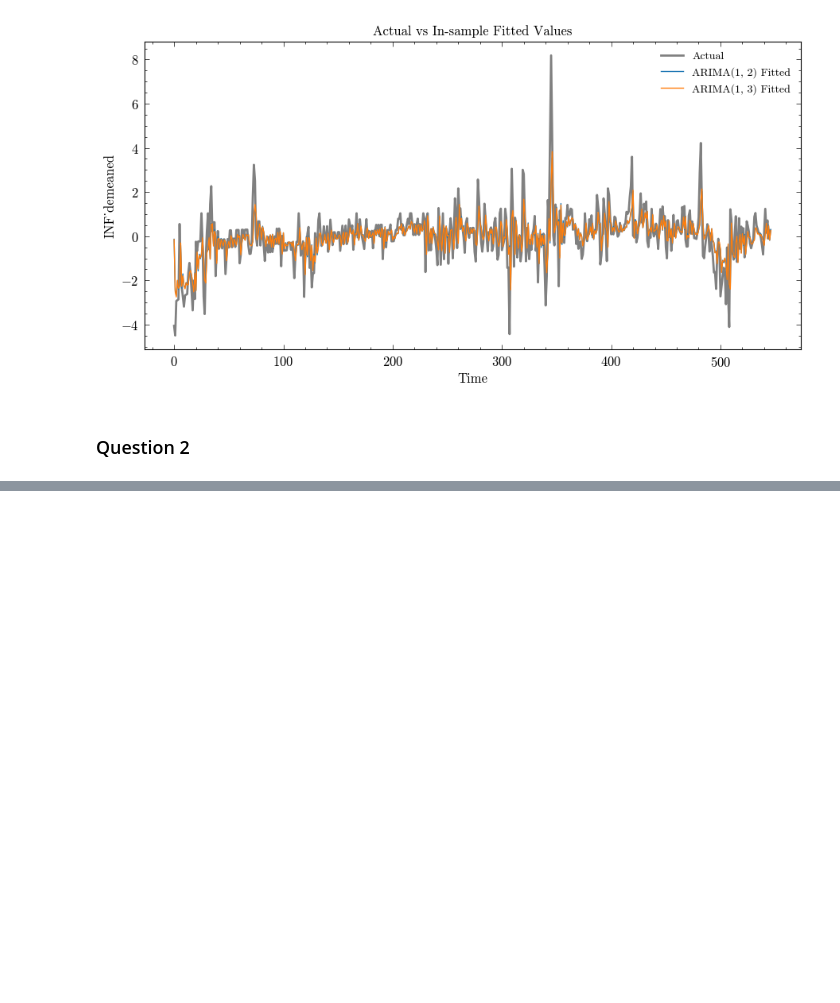
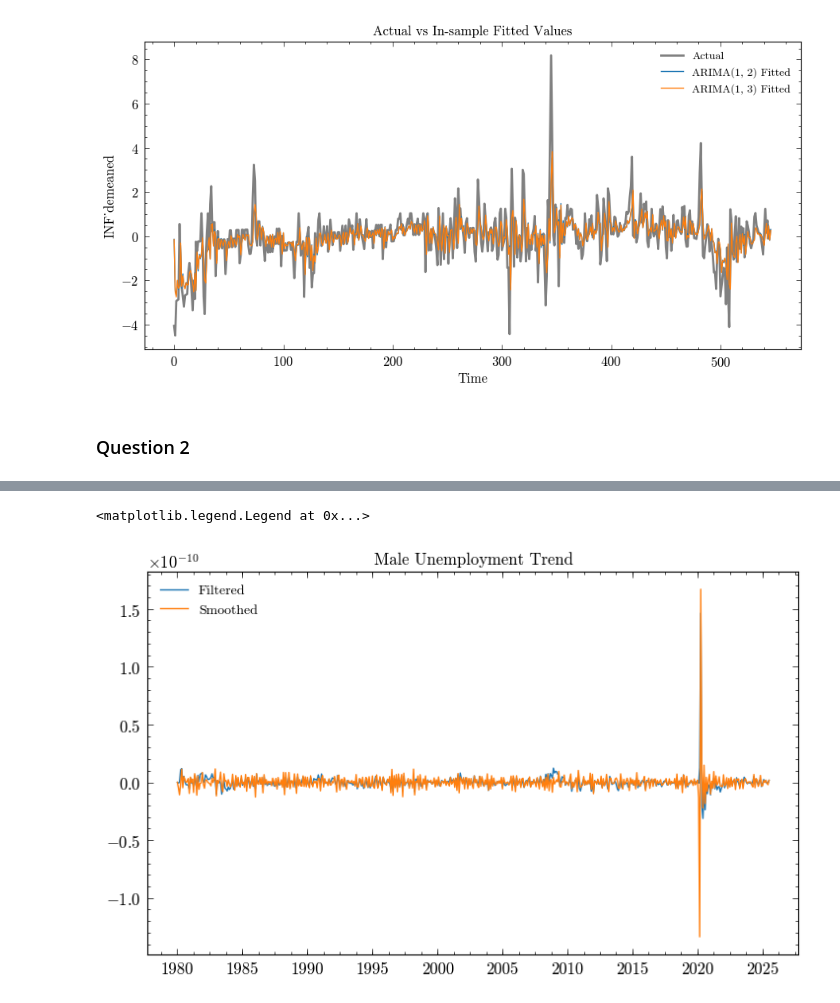
Before and after one commit to jackyeung99/class_financial-econometrics, a Jupyter notebook: Assignments/Assignment06.ipynb, the cells around one changed output, grey strips where cells are left out. Saved outputs shown, nothing was run; the diff lists cells and outputs as text; code cells hidden in the pictures; blank space fills up the shorter version.

```diff
--- a/Assignments/Assignment06.ipynb
+++ b/Assignments/Assignment06.ipynb
@@ -176,0 +226,10 @@ plt.show()
+# %%
+fig, ax = plt.subplots(figsize=(8, 5))
+plt.title('Male Unemployment Trend')
+plt.plot(dates, u_filt, label = 'Filtered')
+plt.plot(dates, u_smooth, label = 'Smoothed')
+plt.savefig('../Figures/Assignment06/male_unemployment_cycle.png', dpi = 300)
+plt.legend()
+# %% [output]
+<matplotlib.legend.Legend at 0x...>
+[figure, added]
```
Also changed, not shown: parts of 19 cells of this notebook, 16 other files.
